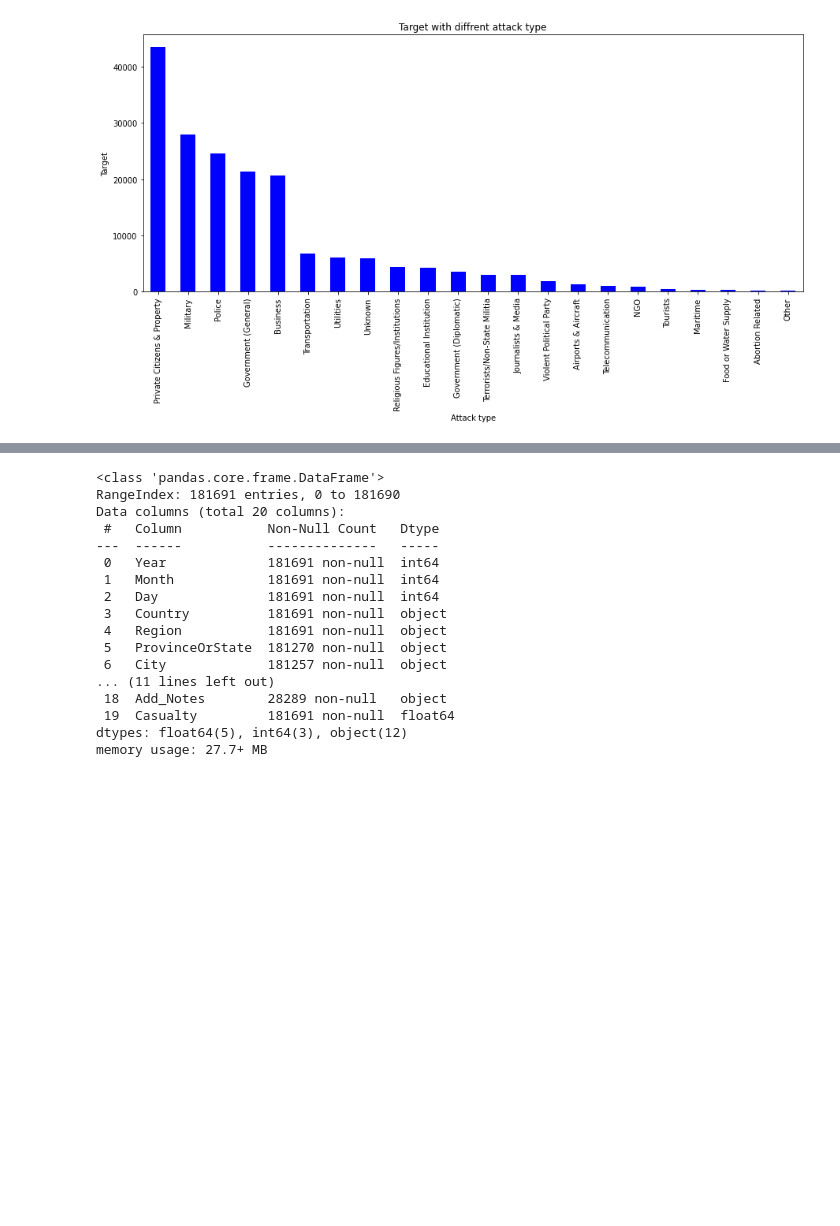
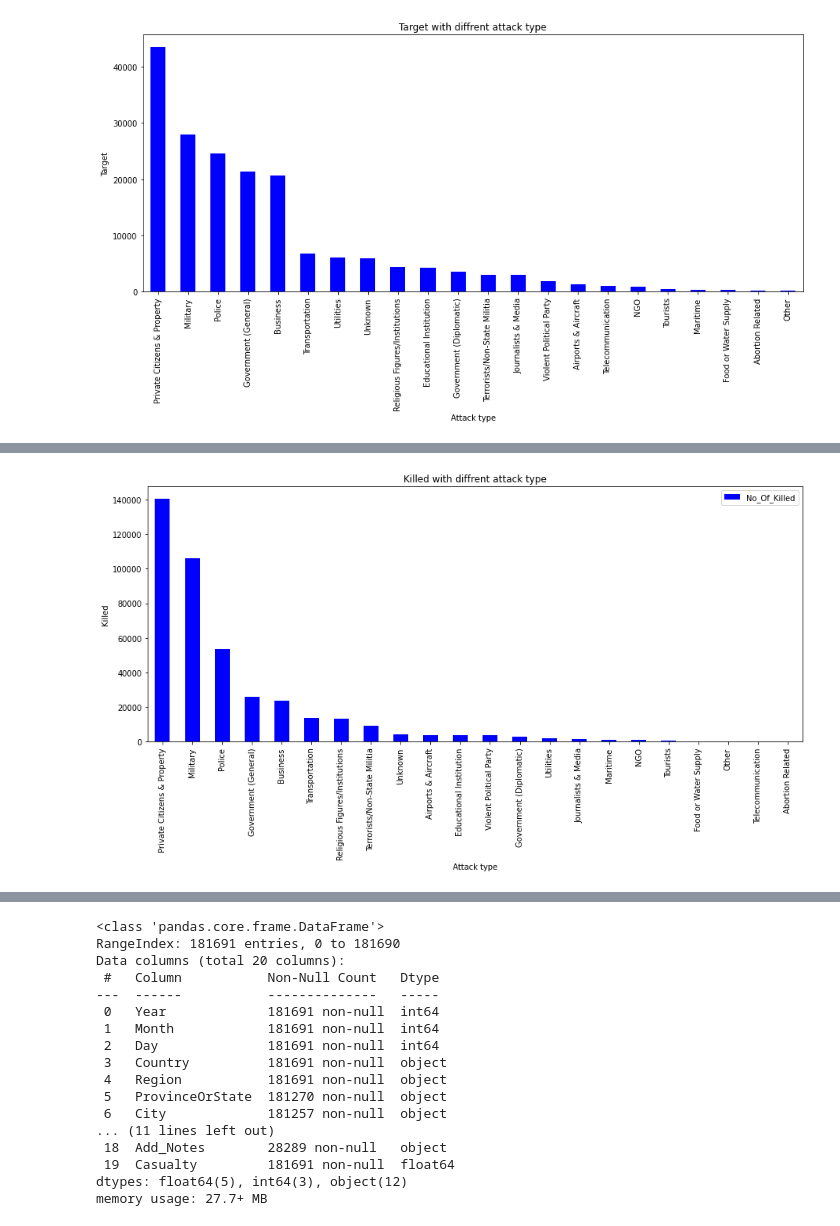
Before and after one commit to Pawan-kumar-Singh/Global-Terrorism, a Jupyter notebook: Global_Terrorism_Analysis_Capstone_Project.ipynb, the cells around one changed output, grey strips where cells are left out. Drawn from its saved outputs; the diff is of its cells as text; code cells hidden in the pictures; blank space fills up the shorter version.

```diff
--- a/Global_Terrorism_Analysis_Capstone_Project.ipynb
+++ b/Global_Terrorism_Analysis_Capstone_Project.ipynb
@@ -764,0 +794,4 @@ plt.show()
+# %%
+#Target type with Killed
+Killed_Attack_Type = df[["Target_Type","No_Of_Killed"]].groupby("Target_Type").sum().sort_values(by="No_Of_Killed", ascending=False)
+Killed_Attack_Type
@@ -764,0 +817,8 @@ plt.show()
+# %%
+Killed_Attack_Type.plot(kind="bar", color="blue",figsize=(15,6))
+plt.title("Killed with diffrent attack type")
+plt.xlabel("Attack type")
+plt.ylabel("Killed")
+plt.show()
+# %% [output]
+[figure, added]
```
Also changed, not shown: parts of 29 cells of this notebook.
